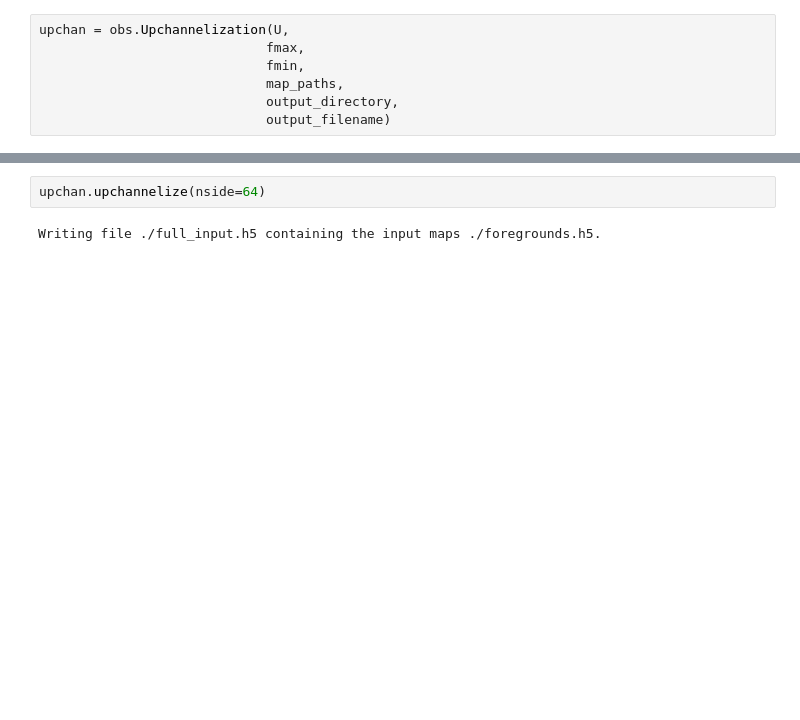
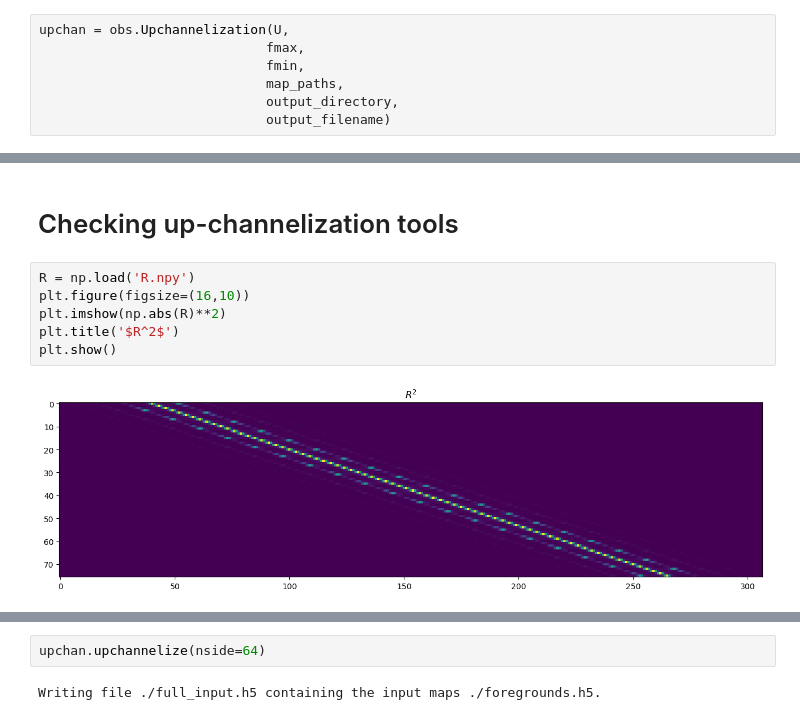
Before and after one commit to rebeccaceppas/H_GASP, a Jupyter notebook: notebooks/test_upchannelization.ipynb, the cells around one changed output, grey strips where cells are left out. Drawn from its saved outputs; the diff is of its cells as text; blank space fills up the shorter version.

```diff
--- a/notebooks/test_upchannelization.ipynb
+++ b/notebooks/test_upchannelization.ipynb
@@ -57,0 +58,10 @@ Matrix frequencies with shape (38,) saved to ./freqs_matrix.npy
+# %% [markdown]
+# Checking up-channelization tools
+# %%
+R = np.load('R.npy')
+plt.figure(figsize=(16,10))
+plt.imshow(np.abs(R)**2)
+plt.title('$R^2$')
+plt.show()
+# %% [output]
+[figure, added]
```
Also changed, not shown: parts of 23 cells of this notebook, 2 other files.
